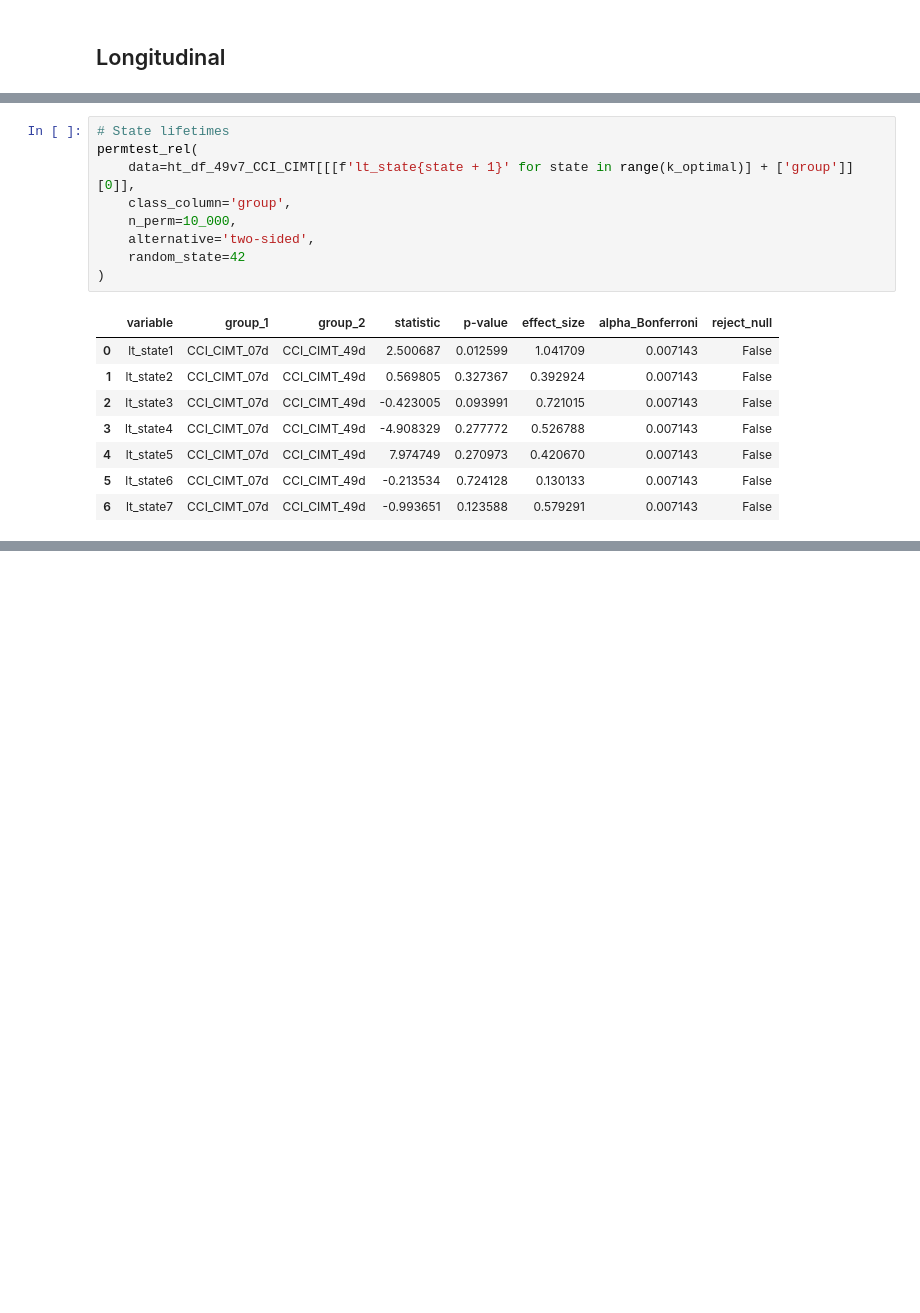
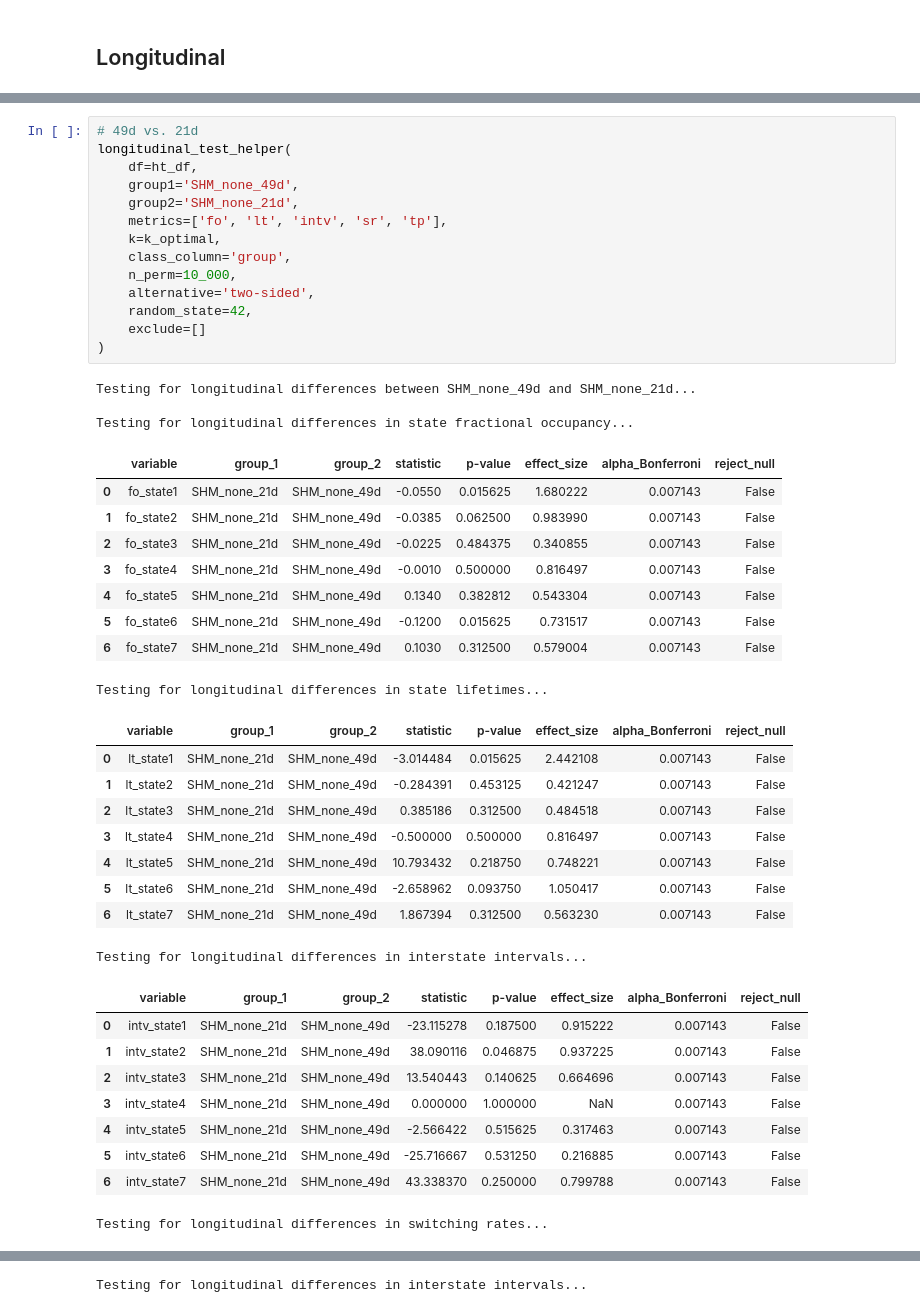
Before and after one commit to efei01/dFNC, a Jupyter notebook: HMM/CIMT/CIMT_HMM_group_analysis.ipynb, the cells around one changed output, grey strips where cells are left out. Drawn from its saved outputs; the diff is of its cells as text; blank space fills up the shorter version.

Commit message:
Created helper functions for hypothesis testing in HMM/CIMT/CIMT_HMM_group_analysis.ipynb

```diff
--- a/HMM/CIMT/CIMT_HMM_group_analysis.ipynb
+++ b/HMM/CIMT/CIMT_HMM_group_analysis.ipynb
@@ -995,18 +1666,45 @@ permtest_rel(
 # %%
-# State lifetimes
-permtest_rel(
-    data=ht_df_49v7_CCI_CIMT[[[f'lt_state{state + 1}' for state in range(k_optimal)] + ['group']][0]],
+# 49d vs. 21d
+longitudinal_test_helper(
+    df=ht_df,
+    group1='SHM_none_49d',
+    group2='SHM_none_21d',
+    metrics=['fo', 'lt', 'intv', 'sr', 'tp'],
+    k=k_optimal,
     class_column='group',
     n_perm=10_000,
     alternative='two-sided',
-    random_state=42
+    random_state=42,
+    exclude=[]
 )
 # %% [output]
+Testing for longitudinal differences between SHM_none_49d and SHM_none_21d...
+
+Testing for longitudinal differences in state fractional occupancy...
 |  | variable | group_1 | group_2 | statistic | p-value | effect_size | alpha_Bonferroni | reject_null |
-| 0 | lt_state1 | CCI_CIMT_07d | CCI_CIMT_49d | 2.500687 | 0.012599 | 1.041709 | 0.007143 | False |
-| 1 | lt_state2 | CCI_CIMT_07d | CCI_CIMT_49d | 0.569805 | 0.327367 | 0.392924 | 0.007143 | False |
-| 2 | lt_state3 | CCI_CIMT_07d | CCI_CIMT_49d | -0.423005 | 0.093991 | 0.721015 | 0.007143 | False |
-| 3 | lt_state4 | CCI_CIMT_07d | CCI_CIMT_49d | -4.908329 | 0.277772 | 0.526788 | 0.007143 | False |
-| 4 | lt_state5 | CCI_CIMT_07d | CCI_CIMT_49d | 7.974749 | 0.270973 | 0.420670 | 0.007143 | False |
-| 5 | lt_state6 | CCI_CIMT_07d | CCI_CIMT_49d | -0.213534 | 0.724128 | 0.130133 | 0.007143 | False |
-| 6 | lt_state7 | CCI_CIMT_07d | CCI_CIMT_49d | -0.993651 | 0.123588 | 0.579291 | 0.007143 | False |
+| 0 | fo_state1 | SHM_none_21d | SHM_none_49d | -0.0550 | 0.015625 | 1.680222 | 0.007143 | False |
+| 1 | fo_state2 | SHM_none_21d | SHM_none_49d | -0.0385 | 0.062500 | 0.983990 | 0.007143 | False |
+| 2 | fo_state3 | SHM_none_21d | SHM_none_49d | -0.0225 | 0.484375 | 0.340855 | 0.007143 | False |
+| 3 | fo_state4 | SHM_none_21d | SHM_none_49d | -0.0010 | 0.500000 | 0.816497 | 0.007143 | False |
+| 4 | fo_state5 | SHM_none_21d | SHM_none_49d | 0.1340 | 0.382812 | 0.543304 | 0.007143 | False |
+| 5 | fo_state6 | SHM_none_21d | SHM_none_49d | -0.1200 | 0.015625 | 0.731517 | 0.007143 | False |
+| 6 | fo_state7 | SHM_none_21d | SHM_none_49d | 0.1030 | 0.312500 | 0.579004 | 0.007143 | False |
+Testing for longitudinal differences in state lifetimes...
+|  | variable | group_1 | group_2 | statistic | p-value | effect_size | alpha_Bonferroni | reject_null |
+| 0 | lt_state1 | SHM_none_21d | SHM_none_49d | -3.014484 | 0.015625 | 2.442108 | 0.007143 | False |
+| 1 | lt_state2 | SHM_none_21d | SHM_none_49d | -0.284391 | 0.453125 | 0.421247 | 0.007143 | False |
+| 2 | lt_state3 | SHM_none_21d | SHM_none_49d | 0.385186 | 0.312500 | 0.484518 | 0.007143 | False |
+| 3 | lt_state4 | SHM_none_21d | SHM_none_49d | -0.500000 | 0.500000 | 0.816497 | 0.007143 | False |
+| 4 | lt_state5 | SHM_none_21d | SHM_none_49d | 10.793432 | 0.218750 | 0.748221 | 0.007143 | False |
+| 5 | lt_state6 | SHM_none_21d | SHM_none_49d | -2.658962 | 0.093750 | 1.050417 | 0.007143 | False |
+| 6 | lt_state7 | SHM_none_21d | SHM_none_49d | 1.867394 | 0.312500 | 0.563230 | 0.007143 | False |
+Testing for longitudinal differences in interstate intervals...
+|  | variable | group_1 | group_2 | statistic | p-value | effect_size | alpha_Bonferroni | reject_null |
+| 0 | intv_state1 | SHM_none_21d | SHM_none_49d | -23.115278 | 0.187500 | 0.915222 | 0.007143 | False |
+| 1 | intv_state2 | SHM_none_21d | SHM_none_49d | 38.090116 | 0.046875 | 0.937225 | 0.007143 | False |
+| 2 | intv_state3 | SHM_none_21d | SHM_none_49d | 13.540443 | 0.140625 | 0.664696 | 0.007143 | False |
+| 3 | intv_state4 | SHM_none_21d | SHM_none_49d | 0.000000 | 1.000000 | NaN | 0.007143 | False |
+| 4 | intv_state5 | SHM_none_21d | SHM_none_49d | -2.566422 | 0.515625 | 0.317463 | 0.007143 | False |
+| 5 | intv_state6 | SHM_none_21d | SHM_none_49d | -25.716667 | 0.531250 | 0.216885 | 0.007143 | False |
+| 6 | intv_state7 | SHM_none_21d | SHM_none_49d | 43.338370 | 0.250000 | 0.799788 | 0.007143 | False |
+Testing for longitudinal differences in switching rates...
@@ -1012,0 +1719 @@ permtest_rel(
+Testing for longitudinal differences in interstate intervals...
```
Also changed, not shown: parts of 66 cells of this notebook, 1 other file.
